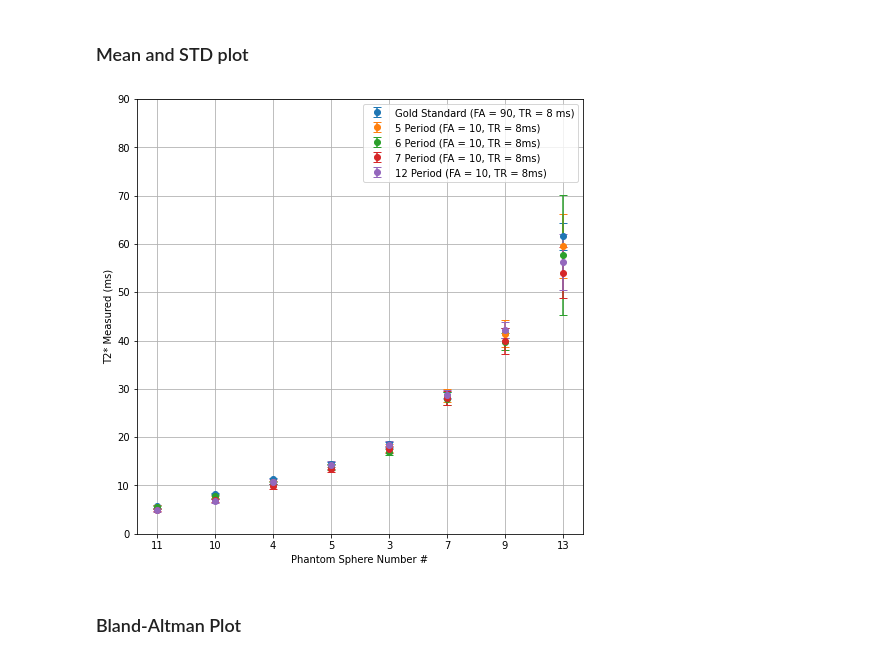
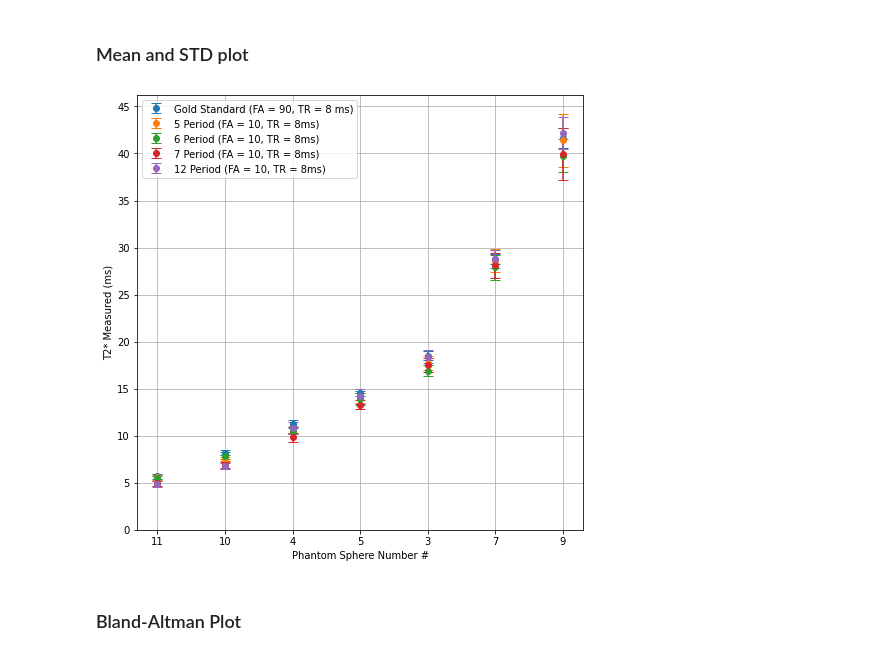
Before and after one commit to Yifei-Jin/Final_Year_Project, a Jupyter notebook: Code/Quadratic_Spoiling/PostImageProcessing/Final_T2StarResultReader.ipynb, the cells around one changed output. Drawn from its saved outputs; the diff is of its cells as text; code cells hidden in the pictures.

```diff
--- a/Code/Quadratic_Spoiling/PostImageProcessing/Final_T2StarResultReader.ipynb
+++ b/Code/Quadratic_Spoiling/PostImageProcessing/Final_T2StarResultReader.ipynb
@@ -6,8 +8,8 @@ import matplotlib.pyplot as plt
 # %%
 ###Mean and STD plot of GOLD standard (90 flip angle) and N-Periodic comparing
 
-chosedNum = [11,10,4,5,3,7,9,13]
-chosedNum_axis = [str(11),str(10),str(4),str(5),str(3),str(7),str(9),str(13)]
+chosedNum = [11,10,4,5,3,7,9]
+chosedNum_axis = [str(11),str(10),str(4),str(5),str(3),str(7),str(9)]
 tr = 8
 fa = 90
 
@@ -16,38 +18,38 @@ fa = 90
 GOLDSTD_mean = np.asarray([], dtype = float)
 GOLDSTD_std = np.asarray([], dtype = float)
 
 T2StarData = np.load("MASK_3RESULT/GOLDstandardT2Star/"+str(tr)+"TR_"+str(fa)+"FA_T2StarValueFor14PhantomSpheres_MASK4.npy")
 for phantomNum in chosedNum:
     GOLDSTD_mean = np.append(GOLDSTD_mean, np.mean(T2StarData[phantomNum-1,:]))
     GOLDSTD_std = np.append(GOLDSTD_std, np.std(T2StarData[phantomNum-1,:]))
     #print("mean:"+str(np.mean(GOLDSTD_6TR_90[phantomNum-1,:]))+"_sd:"+str(np.std(GOLDSTD_6TR_90[phantomNum-1,:])))
 
 
 fig, ax = plt.subplots(figsize = (8,8))
-ax.errorbar(chosedNum_axis,GOLDSTD_mean*1e3,fmt='o', yerr=GOLDSTD_std*1e3,capsize=4, label = f"Gold Standard (FA = {str(fa)}, TR = {str(tr)} ms)")
+ax.errorbar(chosedNum_axis,GOLDSTD_mean*1e3,fmt='o', yerr=GOLDSTD_std*1e3,capsize=5, label = f"Gold Standard (FA = {str(fa)}, TR = {str(tr)} ms)")
 ax.set_xlabel("Phantom Sphere Number #")
 ax.set_ylabel("T2* Measured (ms)")
 
 Period = [5,6,7,12]
 ###N Periodic
 for P in Period:
     N_Period_mean = np.asarray([], dtype = float)
     N_Period_std = np.asarray([], dtype = float)
     #print(str(tr)+"_"+str(P))
     T2StarData = np.load("MASK_3RESULT/NPeriodicT2Star/"+str(tr)+"TR_"+str(P)+"_Period_10FA_T2StarValueFor14PhantomSpheres_MASK4.npy")
     for phantomNum in chosedNum:
         N_Period_mean = np.append(N_Period_mean, np.mean(T2StarData[phantomNum-1,:]))
         N_Period_std = np.append(N_Period_std, np.std(T2StarData[phantomNum-1,:]))
         #print("mean:"+str(np.mean(T2StarData[phantomNum-1,:]))+"_sd:"+str(np.std(T2StarData[phantomNum-1,:])))
-    ax.errorbar(chosedNum_axis,N_Period_mean*1e3,fmt='o', yerr=N_Period_std*1e3,capsize=4, label = f"{str(P)} Period (FA = 10, TR = {str(tr)}ms)")
+    ax.errorbar(chosedNum_axis,N_Period_mean*1e3,fmt='o', yerr=N_Period_std*1e3,capsize=5, label = f"{str(P)} Period (FA = 10, TR = {str(tr)}ms)")
 
 
-plt.yticks(np.arange(0, 100, 10))
+plt.yticks(np.arange(0, 50, 5))
 ax.legend()
 ax.grid()
-#ax.figure.savefig("Mean_STD_Comparing_8TR.jpg")
+ax.figure.savefig("Mean_STD_Comparing_"+str(tr)+"TR_INRANGE.jpg")
 # %% [output]
-[figure, old version]
+[figure, new version]
 # %% [markdown]
 ### Bland-Altman Plot
 # %%
```
Also changed, not shown: parts of 10 cells of this notebook, 42 other files.
